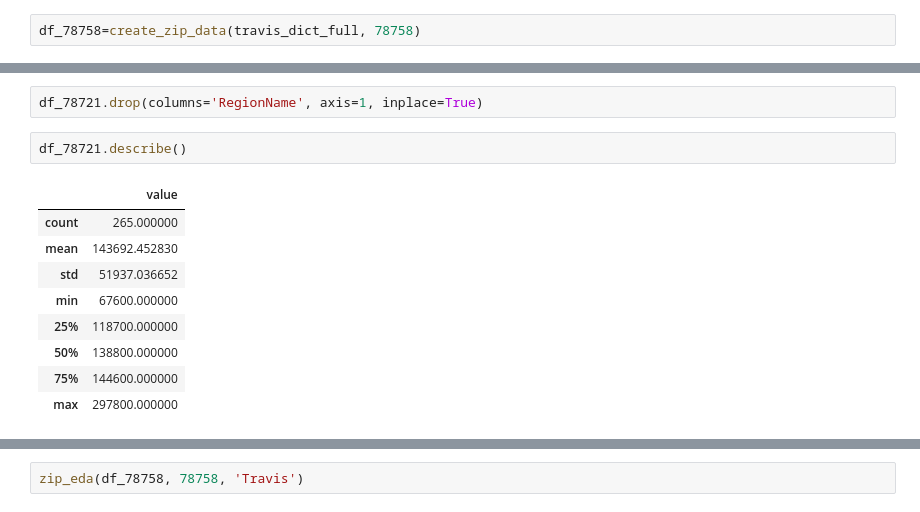
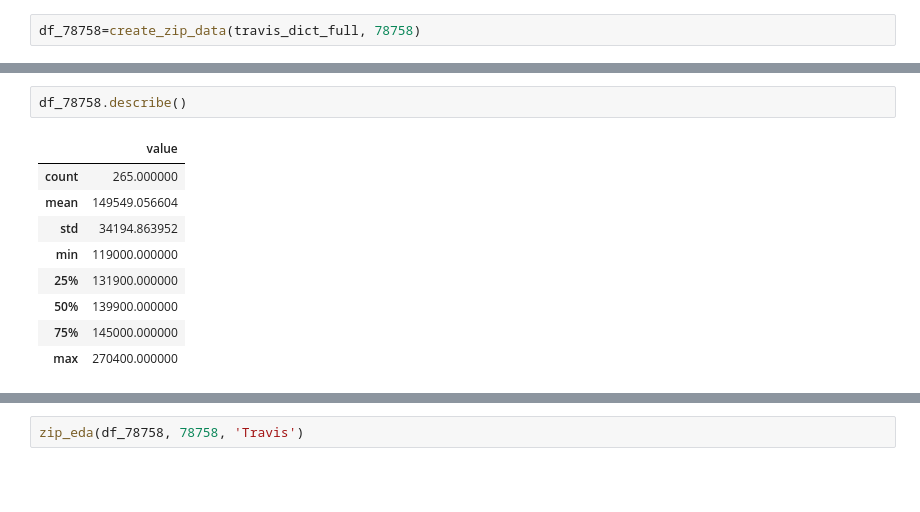
Before and after one commit to kuninethan95/Time_Series_Model, a Jupyter notebook: time-series/starter_notebook.ipynb, the cells around one changed output, grey strips where cells are left out. Saved outputs shown, nothing was run; the diff lists cells and outputs as text; blank space fills up the shorter version.

```diff
--- a/time-series/starter_notebook.ipynb
+++ b/time-series/starter_notebook.ipynb
@@ -605,15 +826,13 @@ df_78758.head(2)
-# %%
-df_78721.drop(columns='RegionName', axis=1, inplace=True)
 # %%
-df_78721.describe()
+df_78758.describe()
 # %% [output]
 |  | value |
 | count | 265.000000 |
-| mean | 143692.452830 |
-| std | 51937.036652 |
-| min | 67600.000000 |
-| 25% | 118700.000000 |
-| 50% | 138800.000000 |
-| 75% | 144600.000000 |
-| max | 297800.000000 |
+| mean | 149549.056604 |
+| std | 34194.863952 |
+| min | 119000.000000 |
+| 25% | 131900.000000 |
+| 50% | 139900.000000 |
+| 75% | 145000.000000 |
+| max | 270400.000000 |
 # %%
```
Also changed, not shown: parts of 105 cells of this notebook.
